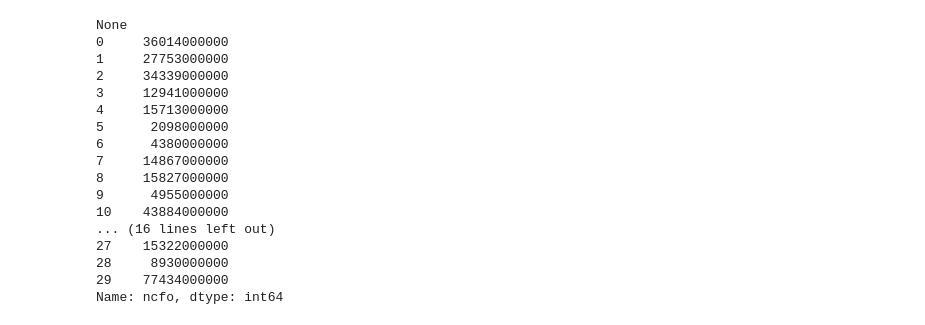
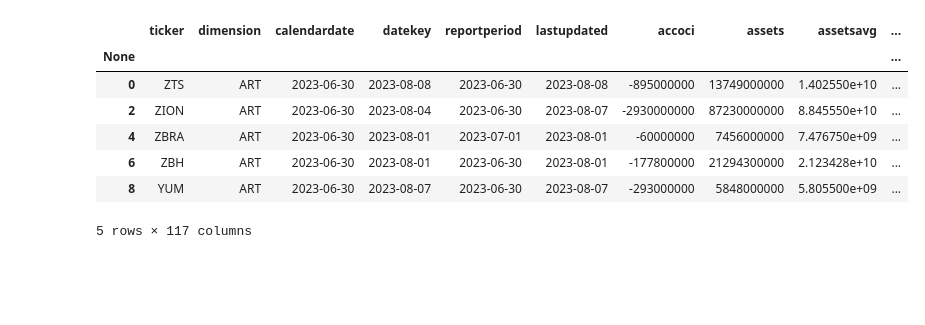
Before and after one commit to springmarathon/nyu-hedge-fund-strategies, a Jupyter notebook: nasdaq/sharadar.ipynb, the cells around one changed output. Cells and saved outputs as stored; diff of their text form; code cells hidden in the pictures; blank space fills up the shorter version.

```diff
--- a/nasdaq/sharadar.ipynb
+++ b/nasdaq/sharadar.ipynb
@@ -34,21 +46 @@ fundamental_data.head()
 5 rows × 111 columns
-# %%
-fundamental_data['ncfo']
-# %% [output]
-None
-0     36014000000
-1     27753000000
-2     34339000000
-3     12941000000
-4     15713000000
-5      2098000000
-6      4380000000
-7     14867000000
-8     15827000000
-9      4955000000
-10    43884000000
-... (16 lines left out)
-27    15322000000
-28     8930000000
-29    77434000000
-Name: ncfo, dtype: int64
@@ -65,0 +47,21 @@ earings_yield = fundamental_data['epsusd'] / fundamental_data['price']
+# %%
+# Value
+fundamentals["cash_flow_yield"] = fundamentals['ncfo'] / fundamentals['marketcap']
+fundamentals["dividend_yield"] = fundamentals['dps'] / fundamentals['price']
+fundamentals["book_price"] = fundamentals['equityusd'] / fundamentals['marketcap']
+fundamentals["earings_yield"] = fundamentals['epsusd'] / fundamentals['price']
+# %%
+fundamentals["fcfev"] = fundamentals["fcf"] / fundamentals["ev"]
+fundamentals["fcfmargin"] = fundamentals["fcfps"] / fundamentals["price"]
+signals = fundamentals[["ticker", "roe", "grossmargin", "de", "fcfev", "fcfmargin"]]
+# %%
+fundamentals.head()
+# %% [output]
+|  | ticker | dimension | calendardate | datekey | reportperiod | lastupdated | accoci | assets | assetsavg | ... |
+| None |  |  |  |  |  |  |  |  |  | ... |
+| 0 | ZTS | ART | 2023-06-30 | 2023-08-08 | 2023-06-30 | 2023-08-08 | -895000000 | 13749000000 | 1.402550e+10 | ... |
+| 2 | ZION | ART | 2023-06-30 | 2023-08-04 | 2023-06-30 | 2023-08-07 | -2930000000 | 87230000000 | 8.845550e+10 | ... |
+| 4 | ZBRA | ART | 2023-06-30 | 2023-08-01 | 2023-07-01 | 2023-08-01 | -60000000 | 7456000000 | 7.476750e+09 | ... |
+| 6 | ZBH | ART | 2023-06-30 | 2023-08-01 | 2023-06-30 | 2023-08-01 | -177800000 | 21294300000 | 2.123428e+10 | ... |
+| 8 | YUM | ART | 2023-06-30 | 2023-08-07 | 2023-06-30 | 2023-08-07 | -293000000 | 5848000000 | 5.805500e+09 | ... |
+5 rows × 117 columns
```
Also changed, not shown: parts of 8 cells of this notebook.
